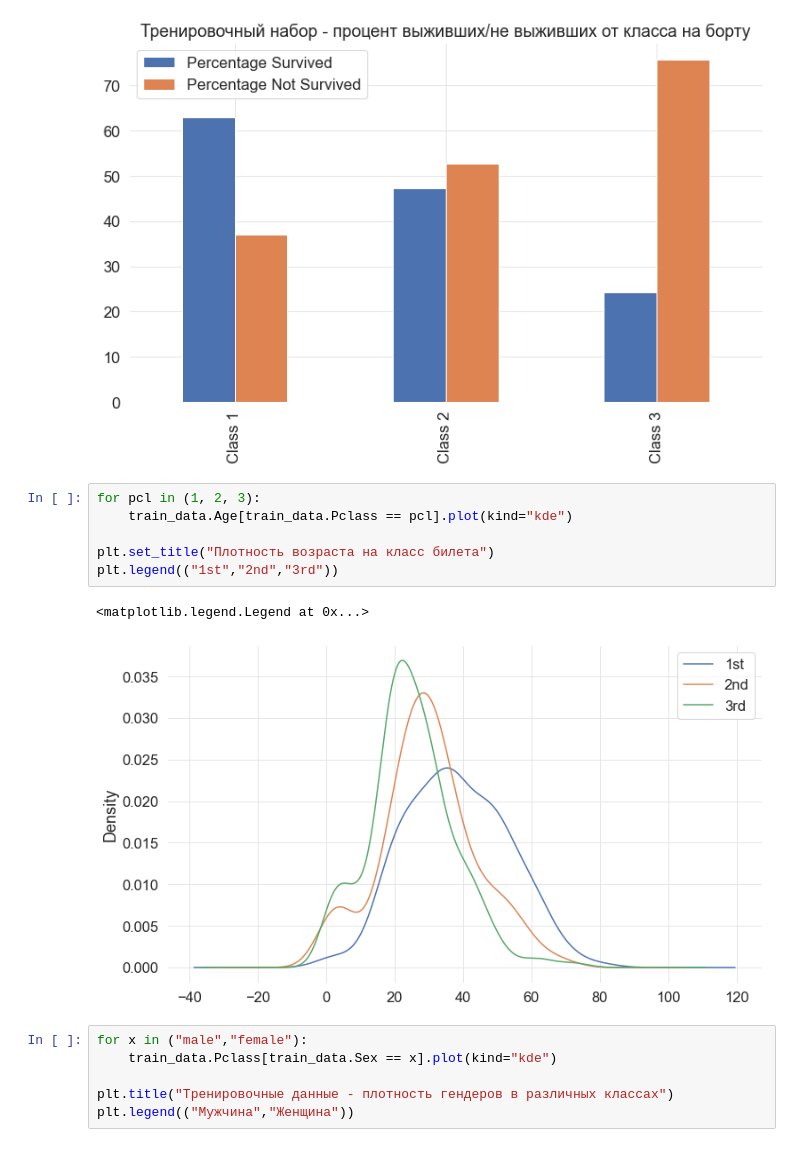
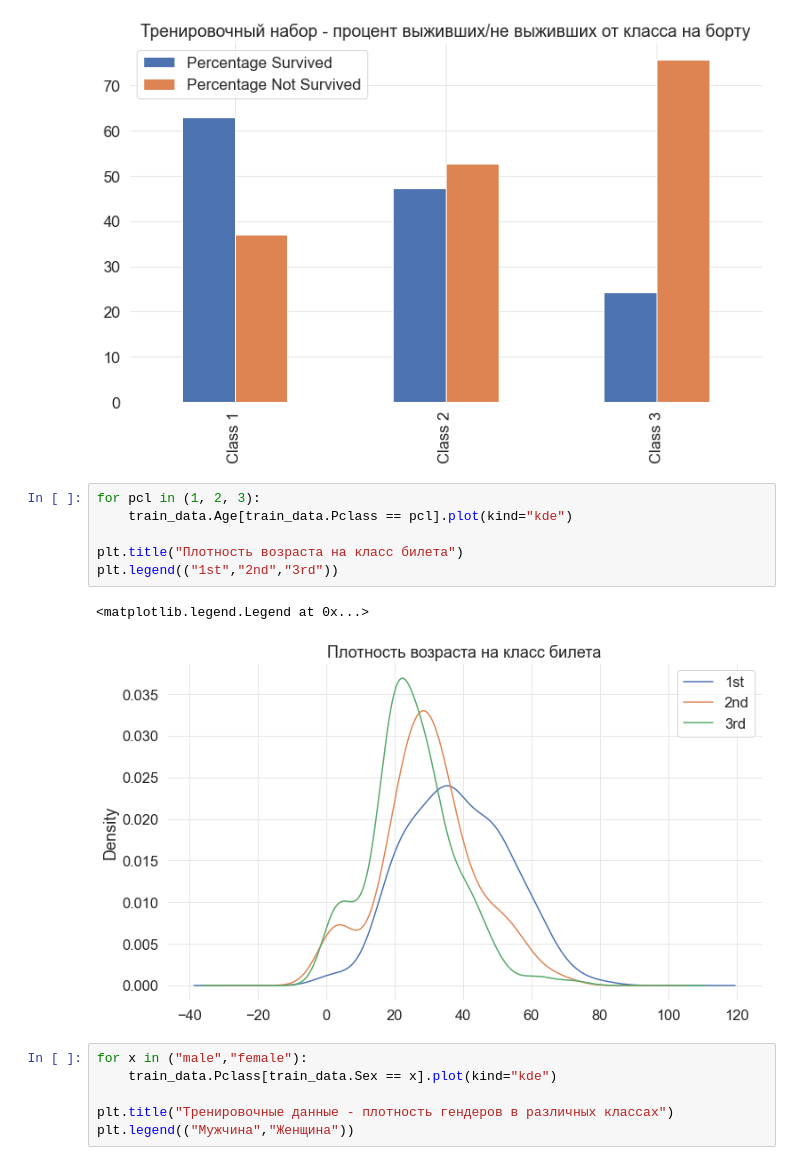
Before and after one commit to Moootya/Ml-Titanic, a Jupyter notebook: main.ipynb, the cells around one changed output. Cells and saved outputs as stored; diff of their text form.

```diff
--- a/main.ipynb
+++ b/main.ipynb
@@ -160,12 +173,12 @@ Text(0.5, 1.0, 'Тренировочный набор - процент выжи
 # %%
 for pcl in (1, 2, 3):
     train_data.Age[train_data.Pclass == pcl].plot(kind="kde")
 
-plt.set_title("Плотность возраста на класс билета")
+plt.title("Плотность возраста на класс билета")
 plt.legend(("1st","2nd","3rd"))
 # %% [output]
 <matplotlib.legend.Legend at 0x...>
-[figure, old version]
+[figure, new version]
 # %%
 for x in ("male","female"):
     train_data.Pclass[train_data.Sex == x].plot(kind="kde")
```
Also changed, not shown: parts of 36 cells of this notebook, 1 other file.
